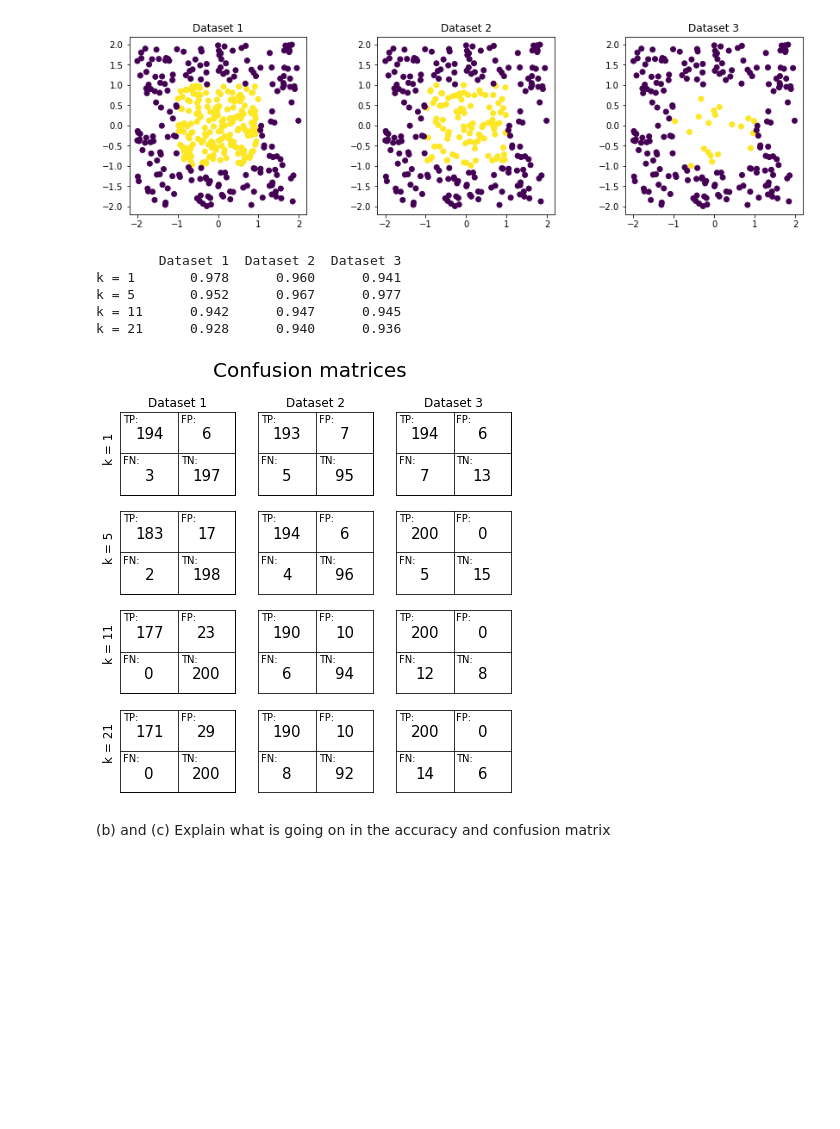
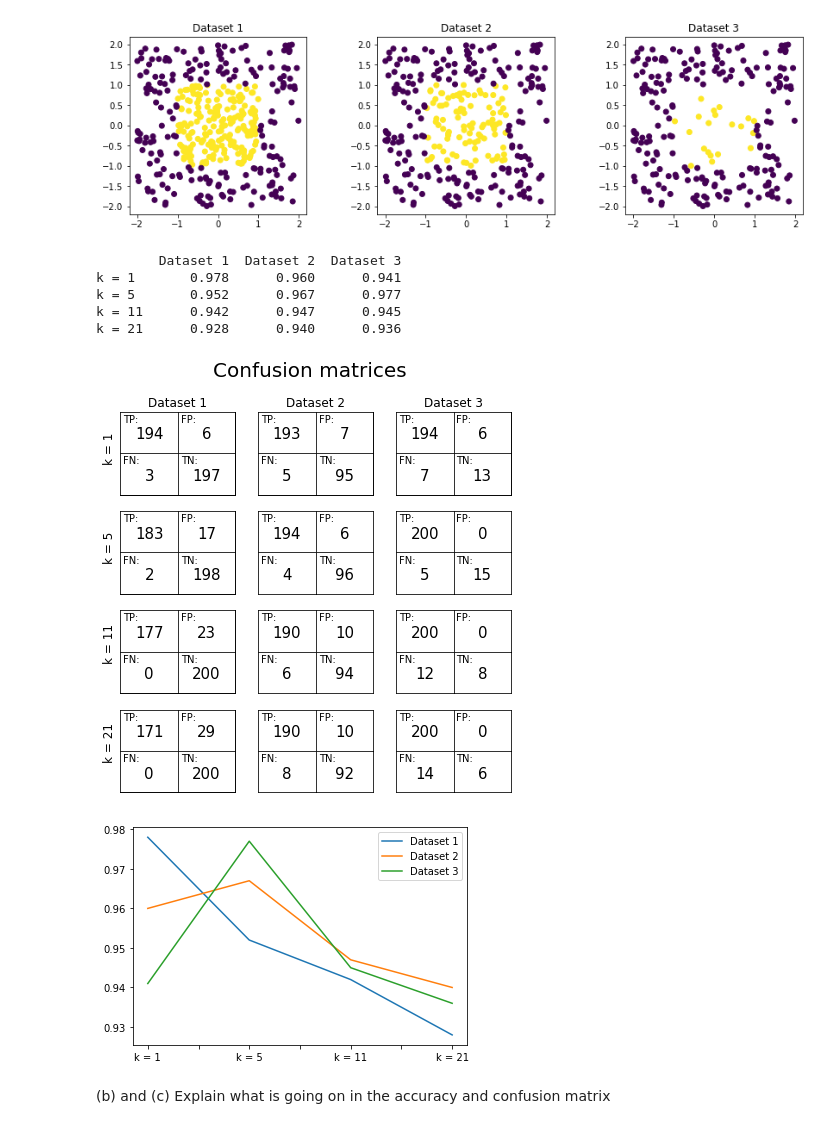
Before and after one commit to SimonJasansky/data_mining, a Jupyter notebook: assignment_2.ipynb, the cells around one changed output. Saved outputs shown, nothing was run; the diff lists cells and outputs as text; code cells hidden in the pictures; blank space fills up the shorter version.

```diff
--- a/assignment_2.ipynb
+++ b/assignment_2.ipynb
@@ -137,19 +152,23 @@ def custom_confusion_matrix_knn(conf_df):
     return(fig)
 # %%
 output = custom_knn(exp1, "uniform")
-accuracy_df = output[0]
-conf_mat_df = output[1]
+accuracy_df_knn_uniform = output[0]
+conf_mat_df_knn_uniform = output[1]
 
-print(accuracy_df)
-custom_confusion_matrix_knn(conf_mat_df)
+print(accuracy_df_knn_uniform)
+custom_confusion_matrix_knn(conf_mat_df_knn_uniform, 3, 4)
 plt.show()
+
+accuracy_df_knn_uniform.plot()
+plt.show()
 # %% [output]
         Dataset 1  Dataset 2  Dataset 3
 k = 1       0.978      0.960      0.941
 k = 5       0.952      0.967      0.977
 k = 11      0.942      0.947      0.945
 k = 21      0.928      0.940      0.936
 [figure]
+[figure, added]
 # %% [markdown]
 (b) and (c)
 Explain what is going on in the accuracy and confusion matrix
```
Also changed, not shown: parts of 23 cells of this notebook.
